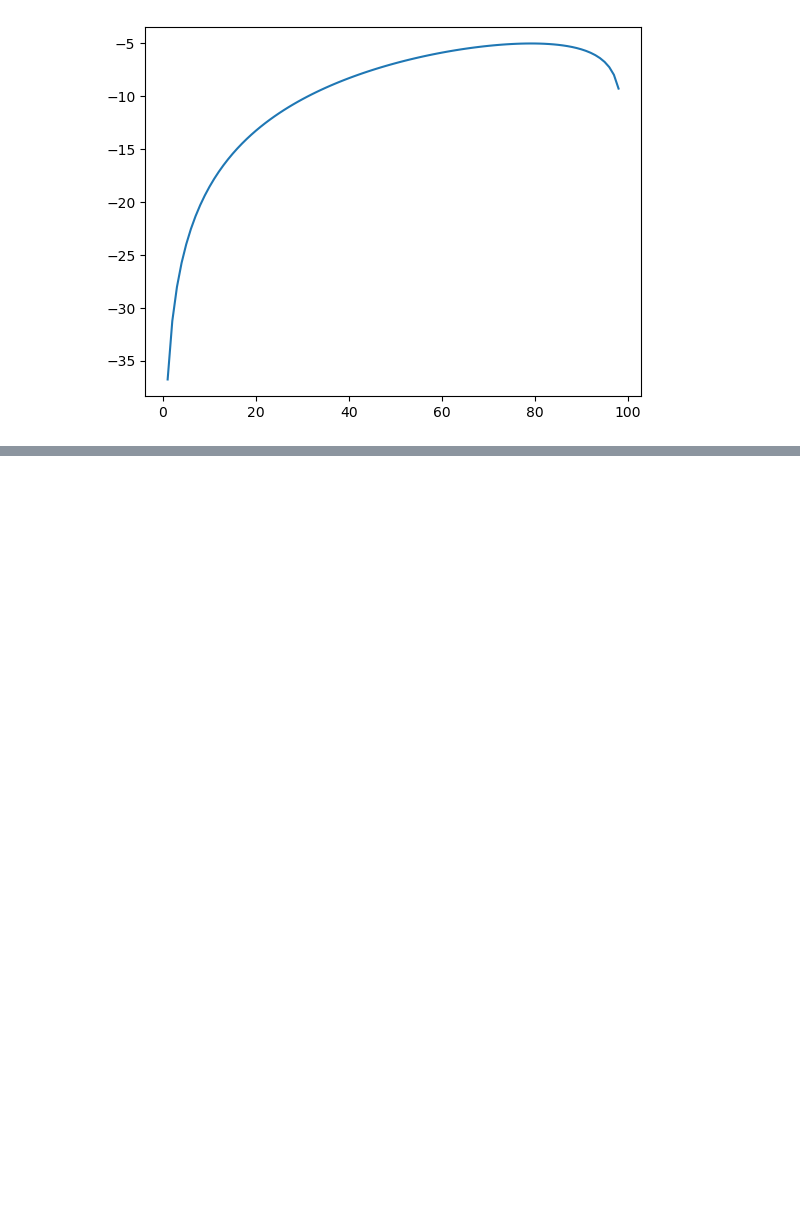
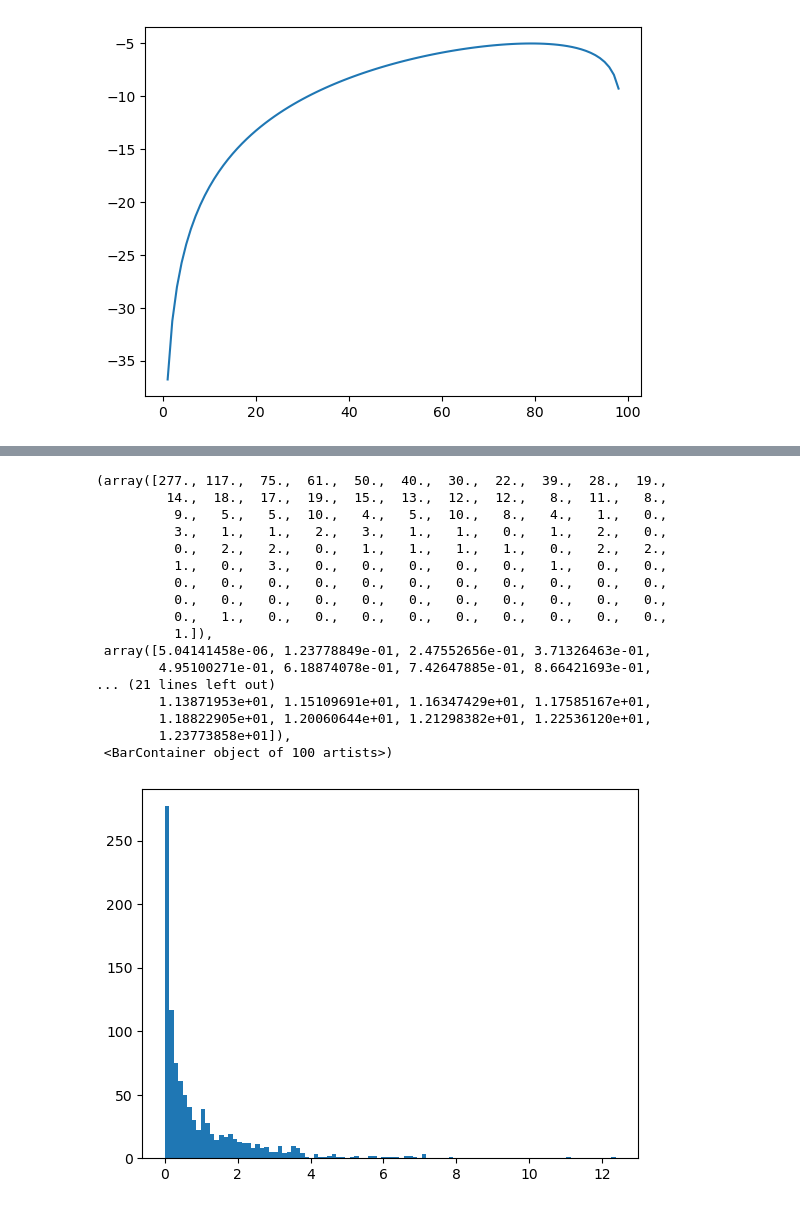
Before and after one commit to yoon0718/kepco, a Jupyter notebook: python/MachineLearning.ipynb, the cells around one changed output, grey strips where cells are left out. Drawn from its saved outputs; the diff is of its cells as text; code cells hidden in the pictures; blank space fills up the shorter version.

```diff
--- a/python/MachineLearning.ipynb
+++ b/python/MachineLearning.ipynb
@@ -342,0 +396,22 @@ plt.plot(8*np.log(p) + 2*np.log(1-p))
+# %%
+x1 = np.random.chisquare(1, 1000)
+plt.hist(x1, bins = 100)
+# %% [output]
+(array([277., 117.,  75.,  61.,  50.,  40.,  30.,  22.,  39.,  28.,  19.,
+         14.,  18.,  17.,  19.,  15.,  13.,  12.,  12.,   8.,  11.,   8.,
+          9.,   5.,   5.,  10.,   4.,   5.,  10.,   8.,   4.,   1.,   0.,
+          3.,   1.,   1.,   2.,   3.,   1.,   1.,   0.,   1.,   2.,   0.,
+          0.,   2.,   2.,   0.,   1.,   1.,   1.,   1.,   0.,   2.,   2.,
+          1.,   0.,   3.,   0.,   0.,   0.,   0.,   0.,   1.,   0.,   0.,
+          0.,   0.,   0.,   0.,   0.,   0.,   0.,   0.,   0.,   0.,   0.,
+          0.,   0.,   0.,   0.,   0.,   0.,   0.,   0.,   0.,   0.,   0.,
+          0.,   1.,   0.,   0.,   0.,   0.,   0.,   0.,   0.,   0.,   0.,
+          1.]),
+ array([5.04141458e-06, 1.23778849e-01, 2.47552656e-01, 3.71326463e-01,
+        4.95100271e-01, 6.18874078e-01, 7.42647885e-01, 8.66421693e-01,
+... (21 lines left out)
+        1.13871953e+01, 1.15109691e+01, 1.16347429e+01, 1.17585167e+01,
+        1.18822905e+01, 1.20060644e+01, 1.21298382e+01, 1.22536120e+01,
+        1.23773858e+01]),
+ <BarContainer object of 100 artists>)
+[figure, added]
```
Also changed, not shown: parts of 30 cells of this notebook.
